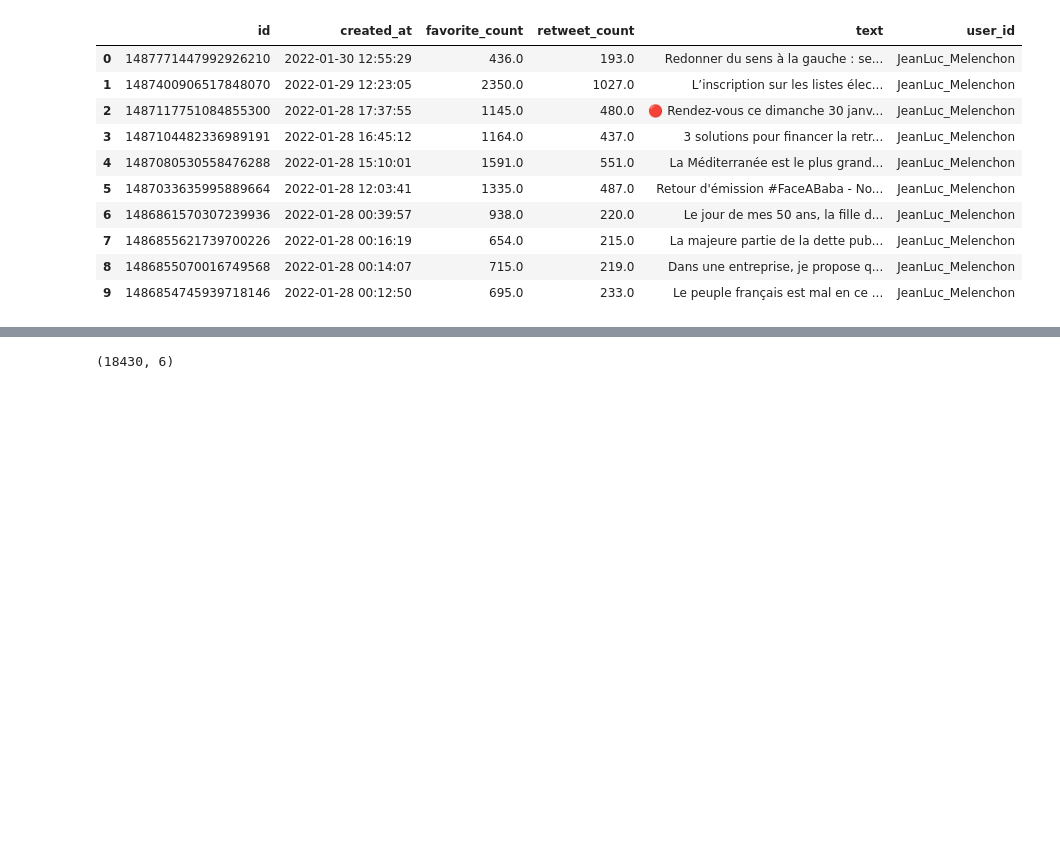
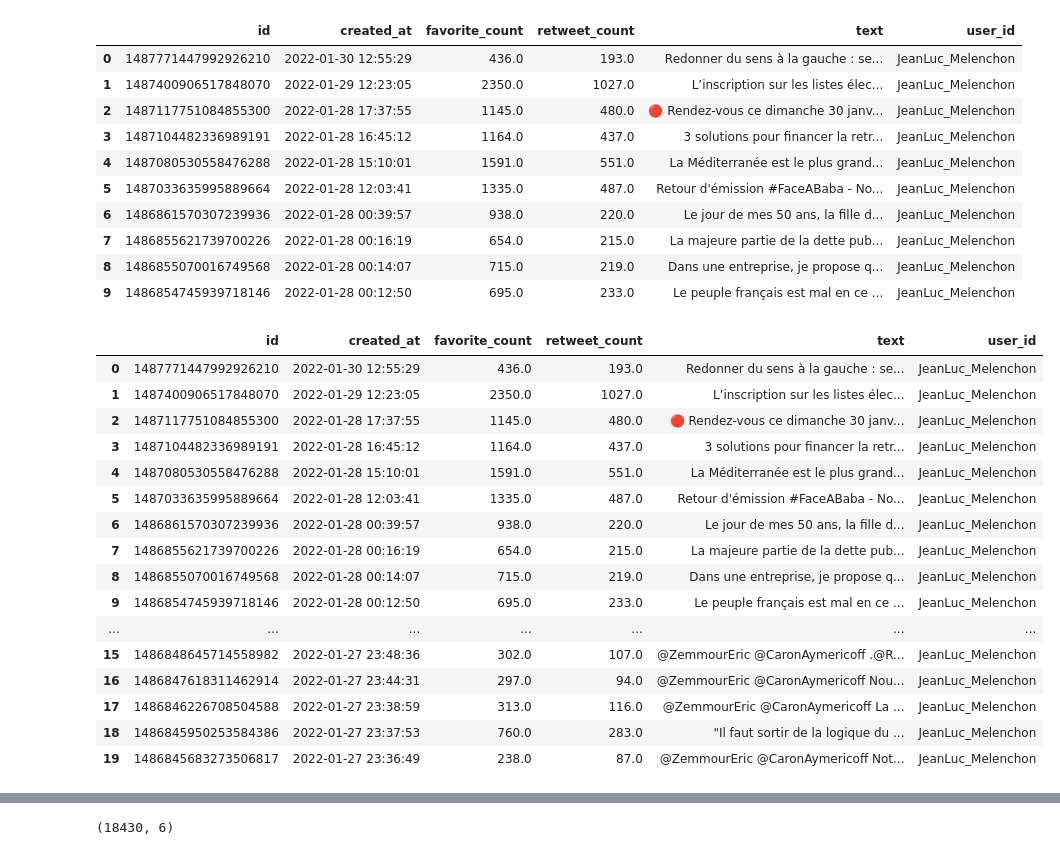
Before and after one commit to RassimCHEBLI/RassimCHEBLI, a Jupyter notebook: politique_debat.ipynb, the cells around one changed output, grey strips where cells are left out. Cells and saved outputs as stored; diff of their text form; code cells hidden in the pictures; blank space fills up the shorter version.

```diff
--- a/politique_debat.ipynb
+++ b/politique_debat.ipynb
@@ -102,3 +102,23 @@ df_tweet.head(10)
 | 7 | 1486855621739700226 | 2022-01-28 00:16:19 | 654.0 | 215.0 | La majeure partie de la dette pub... | JeanLuc_Melenchon |
 | 8 | 1486855070016749568 | 2022-01-28 00:14:07 | 715.0 | 219.0 | Dans une entreprise, je propose q... | JeanLuc_Melenchon |
 | 9 | 1486854745939718146 | 2022-01-28 00:12:50 | 695.0 | 233.0 | Le peuple français est mal en ce ... | JeanLuc_Melenchon |
+# %%
+df_tweet[:20]
+# %% [output]
+|  | id | created_at | favorite_count | retweet_count | text | user_id |
+| 0 | 1487771447992926210 | 2022-01-30 12:55:29 | 436.0 | 193.0 | Redonner du sens à la gauche : se... | JeanLuc_Melenchon |
+| 1 | 1487400906517848070 | 2022-01-29 12:23:05 | 2350.0 | 1027.0 | L’inscription sur les listes élec... | JeanLuc_Melenchon |
+| 2 | 1487117751084855300 | 2022-01-28 17:37:55 | 1145.0 | 480.0 | 🔴 Rendez-vous ce dimanche 30 janv... | JeanLuc_Melenchon |
+| 3 | 1487104482336989191 | 2022-01-28 16:45:12 | 1164.0 | 437.0 | 3 solutions pour financer la retr... | JeanLuc_Melenchon |
+| 4 | 1487080530558476288 | 2022-01-28 15:10:01 | 1591.0 | 551.0 | La Méditerranée est le plus grand... | JeanLuc_Melenchon |
+| 5 | 1487033635995889664 | 2022-01-28 12:03:41 | 1335.0 | 487.0 | Retour d'émission #FaceABaba - No... | JeanLuc_Melenchon |
+| 6 | 1486861570307239936 | 2022-01-28 00:39:57 | 938.0 | 220.0 | Le jour de mes 50 ans, la fille d... | JeanLuc_Melenchon |
+| 7 | 1486855621739700226 | 2022-01-28 00:16:19 | 654.0 | 215.0 | La majeure partie de la dette pub... | JeanLuc_Melenchon |
+| 8 | 1486855070016749568 | 2022-01-28 00:14:07 | 715.0 | 219.0 | Dans une entreprise, je propose q... | JeanLuc_Melenchon |
+| 9 | 1486854745939718146 | 2022-01-28 00:12:50 | 695.0 | 233.0 | Le peuple français est mal en ce ... | JeanLuc_Melenchon |
+| ... | ... | ... | ... | ... | ... | ... |
+| 15 | 1486848645714558982 | 2022-01-27 23:48:36 | 302.0 | 107.0 | @ZemmourEric @CaronAymericoff .@R... | JeanLuc_Melenchon |
+| 16 | 1486847618311462914 | 2022-01-27 23:44:31 | 297.0 | 94.0 | @ZemmourEric @CaronAymericoff Nou... | JeanLuc_Melenchon |
+| 17 | 1486846226708504588 | 2022-01-27 23:38:59 | 313.0 | 116.0 | @ZemmourEric @CaronAymericoff La ... | JeanLuc_Melenchon |
+| 18 | 1486845950253584386 | 2022-01-27 23:37:53 | 760.0 | 283.0 | "Il faut sortir de la logique du ... | JeanLuc_Melenchon |
+| 19 | 1486845683273506817 | 2022-01-27 23:36:49 | 238.0 | 87.0 | @ZemmourEric @CaronAymericoff Not... | JeanLuc_Melenchon |
```
Also changed, not shown: parts of 12 cells of this notebook.
